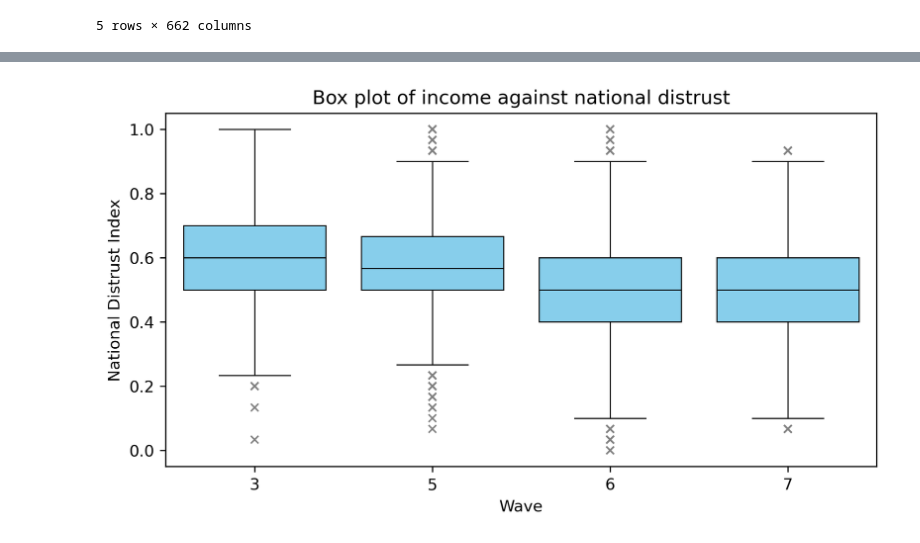
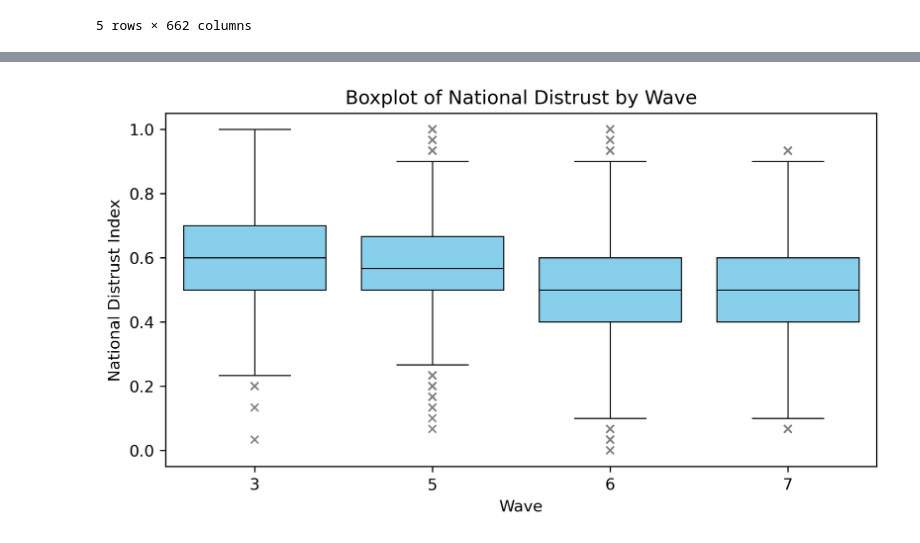
Before and after one commit to ekaba007/world_value, a Jupyter notebook: analysis/report_visiualization.ipynb, the cells around one changed output, grey strips where cells are left out. Saved outputs shown, nothing was run; the diff lists cells and outputs as text; code cells hidden in the pictures.

```diff
--- a/analysis/report_visiualization.ipynb
+++ b/analysis/report_visiualization.ipynb
@@ -68,14 +68,14 @@ tf.rename(columns={"S002VS": "wave"}, inplace=True)
 # %%
 plt.figure(figsize=(8,4), dpi=300)
 plt.rcParams["font.family"] = "sans-serif"
 flierprops = dict(marker='x', markersize=5, markeredgecolor='gray')
 sns.boxplot(data=tf, x="wave", y="national_distrust_index", saturation=1 , color="skyblue", flierprops=flierprops, linewidth=.7,
             linecolor="black")
 plt.xlabel("Wave")
 plt.ylabel("National Distrust Index")
-plt.title("Box plot of income against national distrust")
+plt.title("Boxplot of National Distrust by Wave")
 plt.show()
 # %% [output]
-[figure, old version]
+[figure, new version]
 # %%
 tf[["wave", "national_distrust_index"]].to_csv("./data/wvs/time_series_trust.csv")
```
Also changed, not shown: parts of 1 cell of this notebook, 2 other files.
